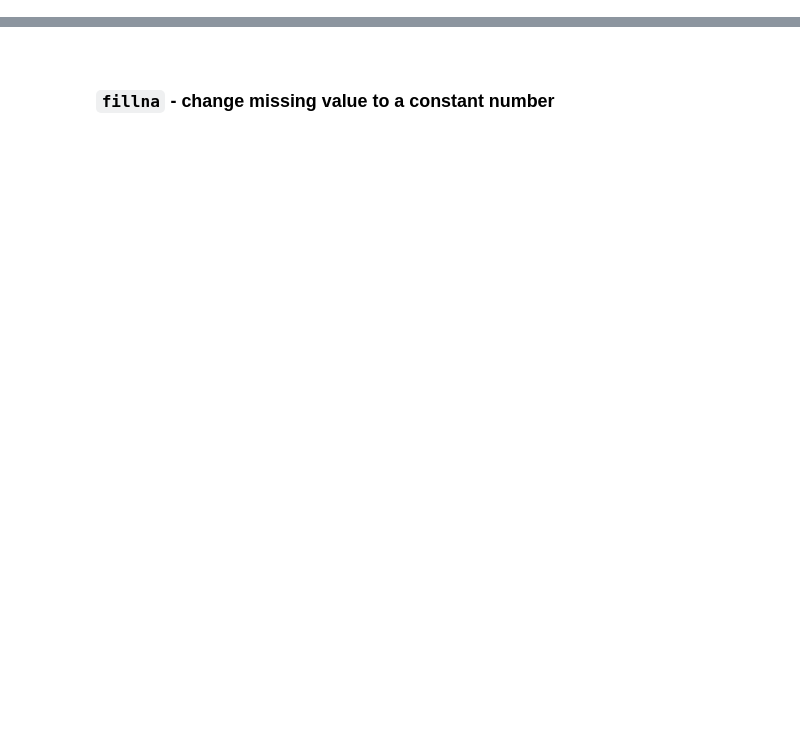
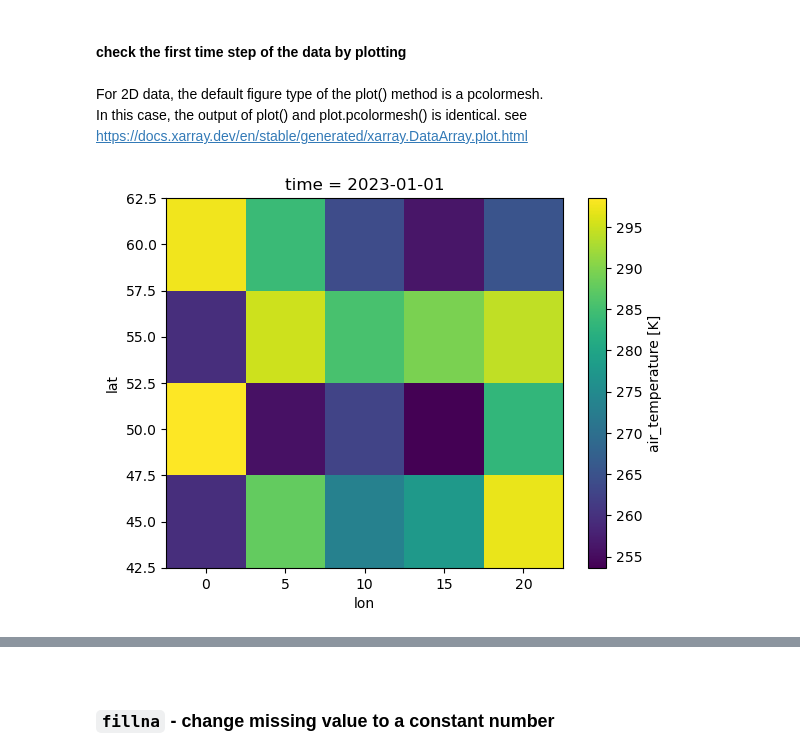
Before and after one commit to AtMoDat/DKRZOCT23, a Jupyter notebook: notebooks/xarray_introduction_part2.ipynb, the cells around one changed output, grey strips where cells are left out. Cells and saved outputs as stored; diff of their text form; code cells hidden in the pictures; blank space fills up the shorter version.

Commit message:
updated xarray*part2.ipynb

```diff
--- a/notebooks/xarray_introduction_part2.ipynb
+++ b/notebooks/xarray_introduction_part2.ipynb
@@ -89,0 +41,4 @@ Our _var_ variable does not contain missing values. We now define those values a
+# %%
+time = ['2023-01-01', '2023-01-02']
+lat  = [45.,50.,55.,60.]
+lon  = [0.,5.,10.,15.,20.]
@@ -89,0 +47,2 @@ Our _var_ variable does not contain missing values. We now define those values a
+# %%
+mydata1 = np.random.uniform(250,300,40).reshape((len(time),len(lat),len(lon)))
@@ -89,0 +60,7 @@ Our _var_ variable does not contain missing values. We now define those values a
+# %%
+da1 = xr.DataArray(data=mydata1,
+                   coords={'time':  time,
+                           'lat':   lat,
+                           'lon':   lon,
+                           },
+                   attrs={'units': 'K', 'standard_name':'air_temperature'})
@@ -89,0 +89,13 @@ Our _var_ variable does not contain missing values. We now define those values a
+# %% [markdown]
+#### check the first time step of the data by plotting
+# %% [markdown]
+For 2D data, the default figure type of the plot() method is a pcolormesh.
+In this case, the output of plot() and plot.pcolormesh() is identical.
+see https://docs.xarray.dev/en/stable/generated/xarray.DataArray.plot.html
+# %%
+da1.isel(time=0).plot();
+
+#-- the plot() method offers many configurations options of the plot, e.g. cmap="Blues"
+#da1.isel(time=0,lat=slice(1,4)).plot(cmap="Blues")
+# %% [output]
+[figure, added]
```
Also changed, not shown: parts of 132 cells of this notebook, 1 other file.
